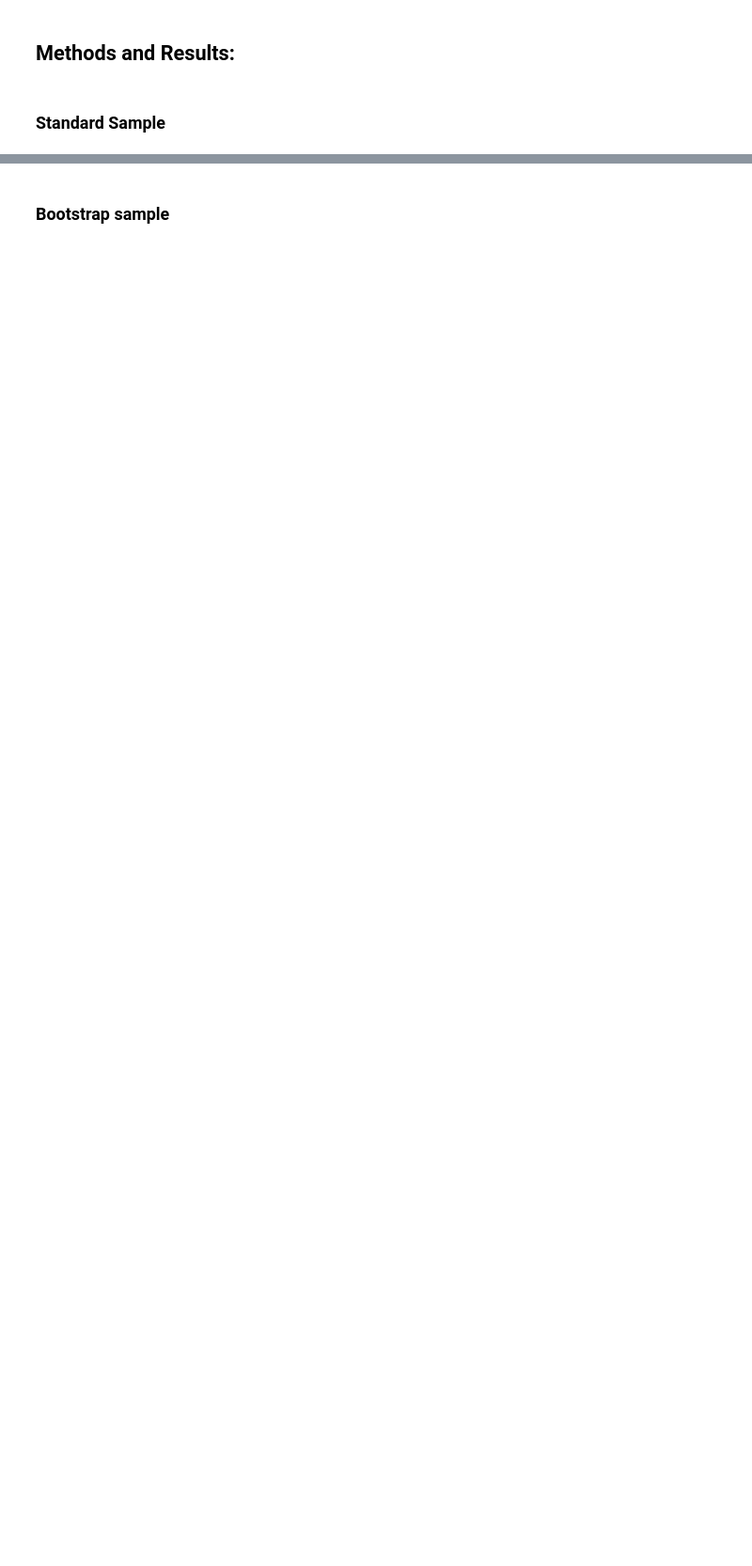
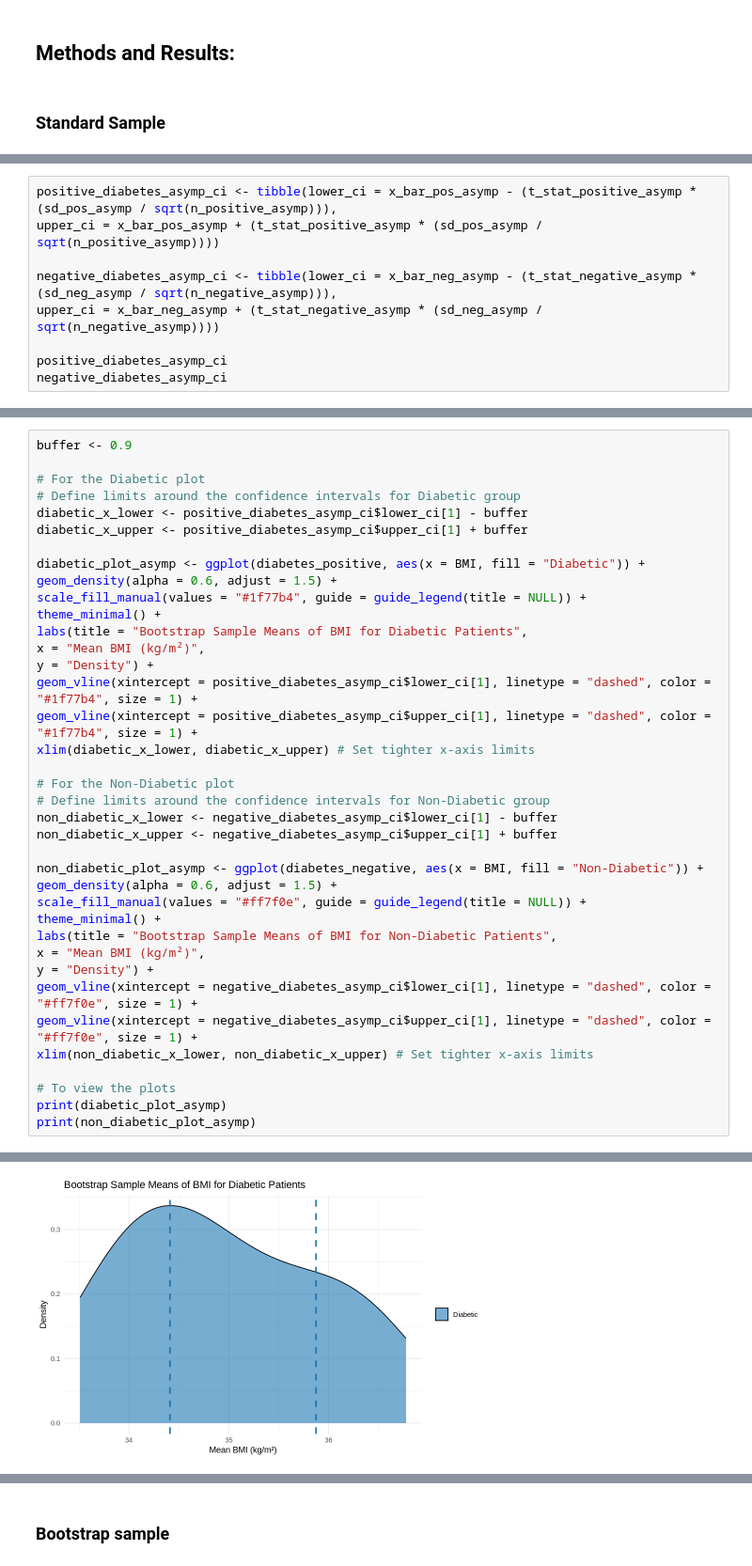
Before and after one commit to yoonha315/Project-Summary, a Jupyter notebook: Impact of BMI on Diabetes_Statistical Analysis.ipynb, the cells around one changed output, grey strips where cells are left out. Shown: that part at 94% size. Cells and saved outputs as stored; diff of their text form; blank space fills up the shorter version.

```diff
--- a/Impact of BMI on Diabetes_Statistical Analysis.ipynb
+++ b/Impact of BMI on Diabetes_Statistical Analysis.ipynb
@@ -318,0 +356,9 @@ interact with BMI concerning diabetes. For instance, is there an interaction eff
+# %%
+positive_diabetes_asymp_ci <- tibble(lower_ci = x_bar_pos_asymp - (t_stat_positive_asymp * (sd_pos_asymp / sqrt(n_positive_asymp))),
+upper_ci = x_bar_pos_asymp + (t_stat_positive_asymp * (sd_pos_asymp / sqrt(n_positive_asymp))))
+
+negative_diabetes_asymp_ci <- tibble(lower_ci = x_bar_neg_asymp - (t_stat_negative_asymp * (sd_neg_asymp / sqrt(n_negative_asymp))),
+upper_ci = x_bar_neg_asymp + (t_stat_negative_asymp * (sd_neg_asymp / sqrt(n_negative_asymp))))
+
+positive_diabetes_asymp_ci
+negative_diabetes_asymp_ci
@@ -318,0 +376,39 @@ interact with BMI concerning diabetes. For instance, is there an interaction eff
+# %%
+buffer <- 0.9
+
+# For the Diabetic plot
+# Define limits around the confidence intervals for Diabetic group
+diabetic_x_lower <- positive_diabetes_asymp_ci$lower_ci[1] - buffer
+diabetic_x_upper <- positive_diabetes_asymp_ci$upper_ci[1] + buffer
+
+diabetic_plot_asymp <- ggplot(diabetes_positive, aes(x = BMI, fill = "Diabetic")) +
+geom_density(alpha = 0.6, adjust = 1.5) +
+scale_fill_manual(values = "#1f77b4", guide = guide_legend(title = NULL)) +
+theme_minimal() +
+labs(title = "Bootstrap Sample Means of BMI for Diabetic Patients",
+x = "Mean BMI (kg/m²)",
+y = "Density") +
+geom_vline(xintercept = positive_diabetes_asymp_ci$lower_ci[1], linetype = "dashed", color = "#1f77b4", size = 1) +
+geom_vline(xintercept = positive_diabetes_asymp_ci$upper_ci[1], linetype = "dashed", color = "#1f77b4", size = 1) +
+xlim(diabetic_x_lower, diabetic_x_upper) # Set tighter x-axis limits
+
+# For the Non-Diabetic plot
+# Define limits around the confidence intervals for Non-Diabetic group
+non_diabetic_x_lower <- negative_diabetes_asymp_ci$lower_ci[1] - buffer
+non_diabetic_x_upper <- negative_diabetes_asymp_ci$upper_ci[1] + buffer
+
+non_diabetic_plot_asymp <- ggplot(diabetes_negative, aes(x = BMI, fill = "Non-Diabetic")) +
+geom_density(alpha = 0.6, adjust = 1.5) +
+scale_fill_manual(values = "#ff7f0e", guide = guide_legend(title = NULL)) +
+theme_minimal() +
+labs(title = "Bootstrap Sample Means of BMI for Non-Diabetic Patients",
+x = "Mean BMI (kg/m²)",
+y = "Density") +
+geom_vline(xintercept = negative_diabetes_asymp_ci$lower_ci[1], linetype = "dashed", color = "#ff7f0e", size = 1) +
+geom_vline(xintercept = negative_diabetes_asymp_ci$upper_ci[1], linetype = "dashed", color = "#ff7f0e", size = 1) +
+xlim(non_diabetic_x_lower, non_diabetic_x_upper) # Set tighter x-axis limits
+
+# To view the plots
+print(diabetic_plot_asymp)
+print(non_diabetic_plot_asymp)
+# %% [output]
@@ -318,0 +421 @@ interact with BMI concerning diabetes. For instance, is there an interaction eff
+[figure, added]
```
Also changed, not shown: parts of 26 cells of this notebook.
